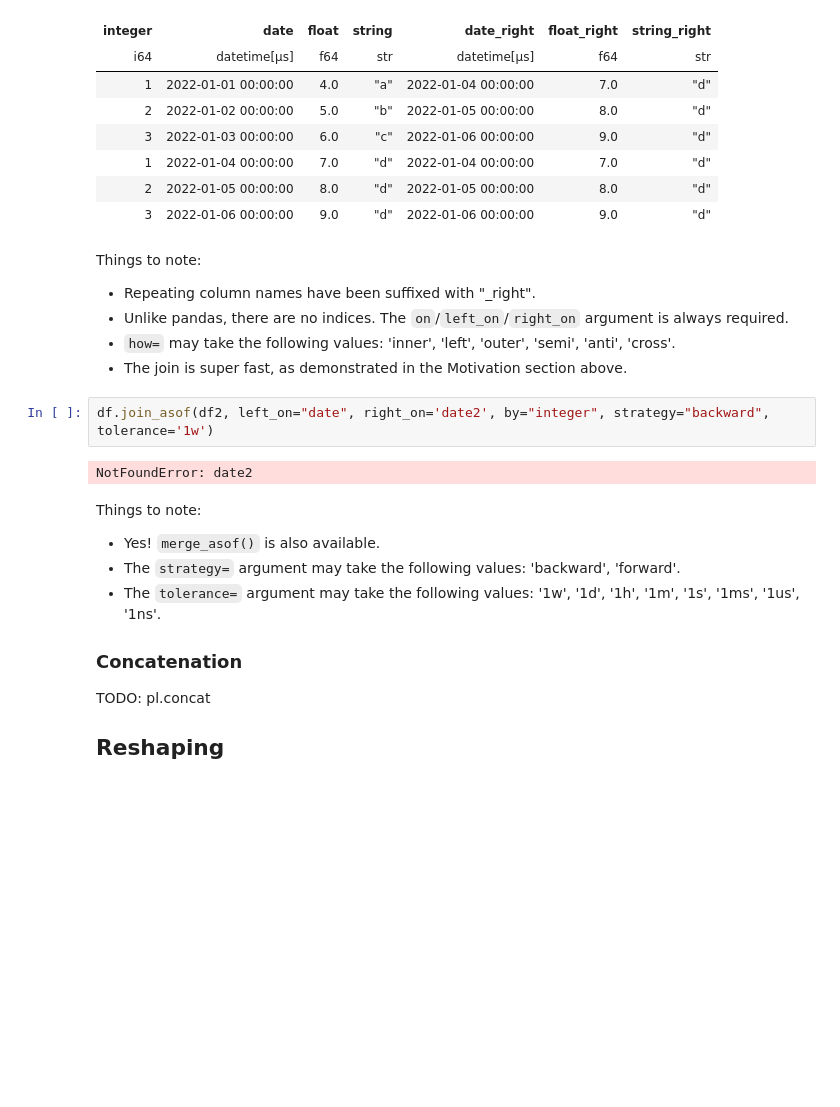
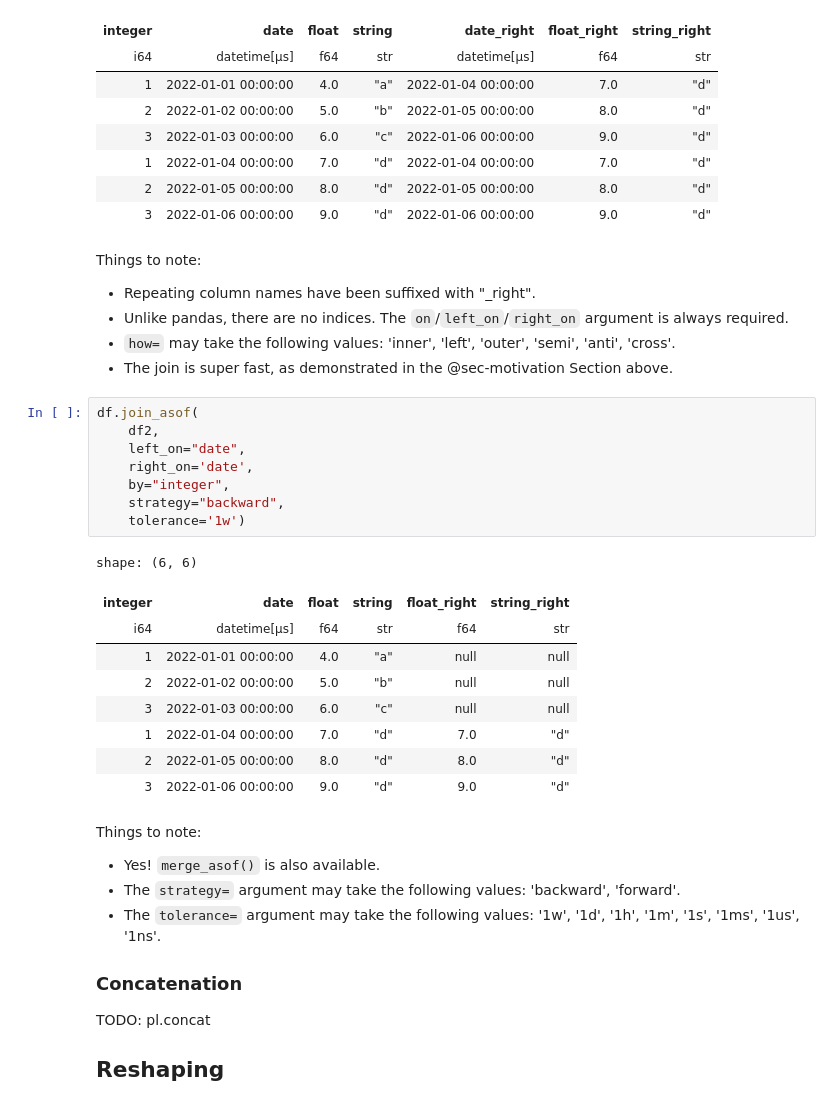
Before and after one commit to johnros/polars_demo, a Jupyter notebook: polars_to_preview.ipynb, the cells around one changed output. Saved outputs shown, nothing was run; the diff lists cells and outputs as text; blank space fills up the shorter version.

```diff
--- a/polars_to_preview.ipynb
+++ b/polars_to_preview.ipynb
@@ -2793,11 +2808,25 @@ Things to note:
 - Repeating column names have been suffixed with "_right".
 - Unlike pandas, there are no indices. The `on`/`left_on`/`right_on` argument is always required.
 - `how=` may take the following values: 'inner', 'left', 'outer', 'semi', 'anti', 'cross'.
-- The join is super fast, as demonstrated in the Motivation section above.
+- The join is super fast, as demonstrated in the @sec-motivation Section above.
 # %%
-df.join_asof(df2, left_on="date", right_on='date2', by="integer", strategy="backward", tolerance='1w')
+df.join_asof(
+    df2,
+    left_on="date",
+    right_on='date',
+    by="integer",
+    strategy="backward",
+    tolerance='1w')
 # %% [output]
-NotFoundError: date2
+shape: (6, 6)
+| integer | date | float | string | float_right | string_right |
+| i64 | datetime[μs] | f64 | str | f64 | str |
+| 1 | 2022-01-01 00:00:00 | 4.0 | "a" | null | null |
+| 2 | 2022-01-02 00:00:00 | 5.0 | "b" | null | null |
+| 3 | 2022-01-03 00:00:00 | 6.0 | "c" | null | null |
+| 1 | 2022-01-04 00:00:00 | 7.0 | "d" | 7.0 | "d" |
+| 2 | 2022-01-05 00:00:00 | 8.0 | "d" | 8.0 | "d" |
+| 3 | 2022-01-06 00:00:00 | 9.0 | "d" | 9.0 | "d" |
 # %% [markdown]
 Things to note:
 
```
Also changed, not shown: parts of 49 cells of this notebook, 1 other file.
